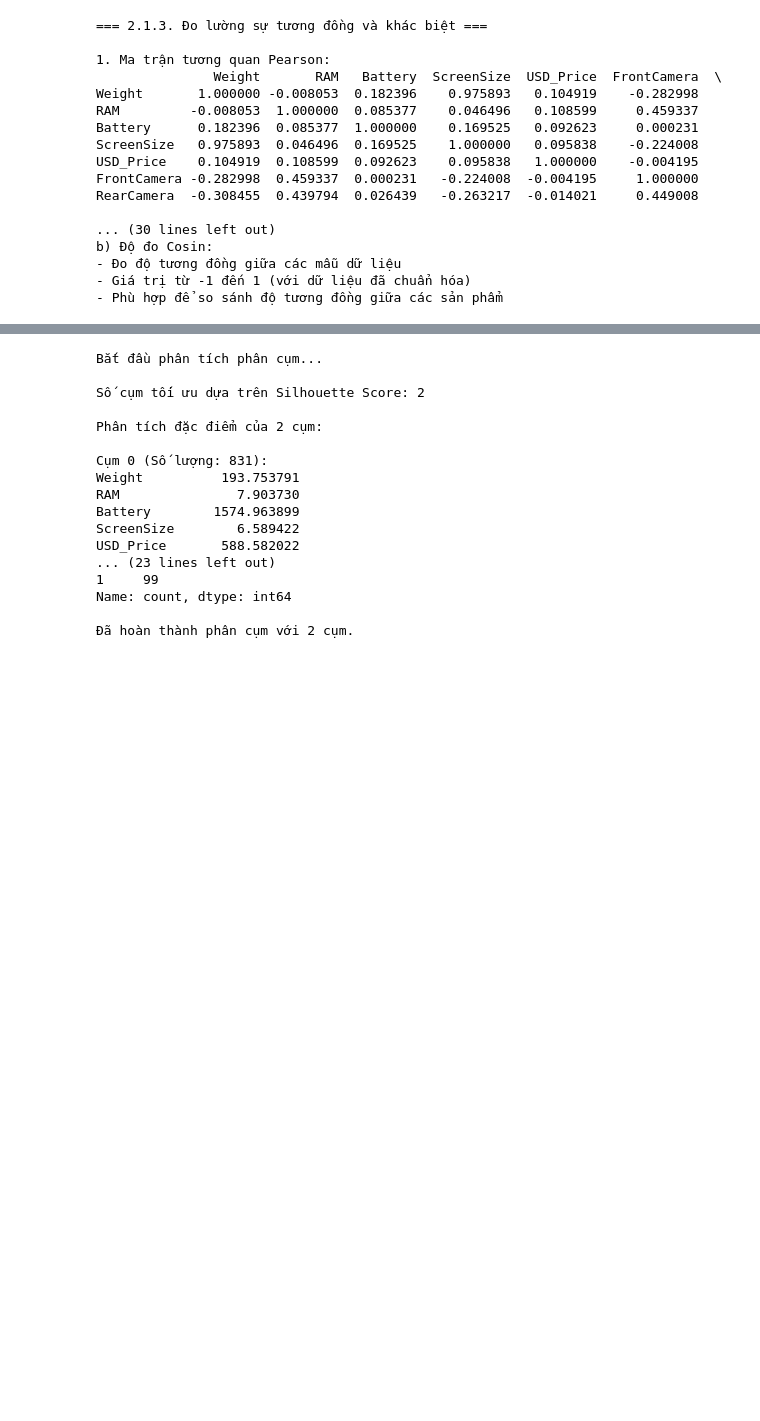
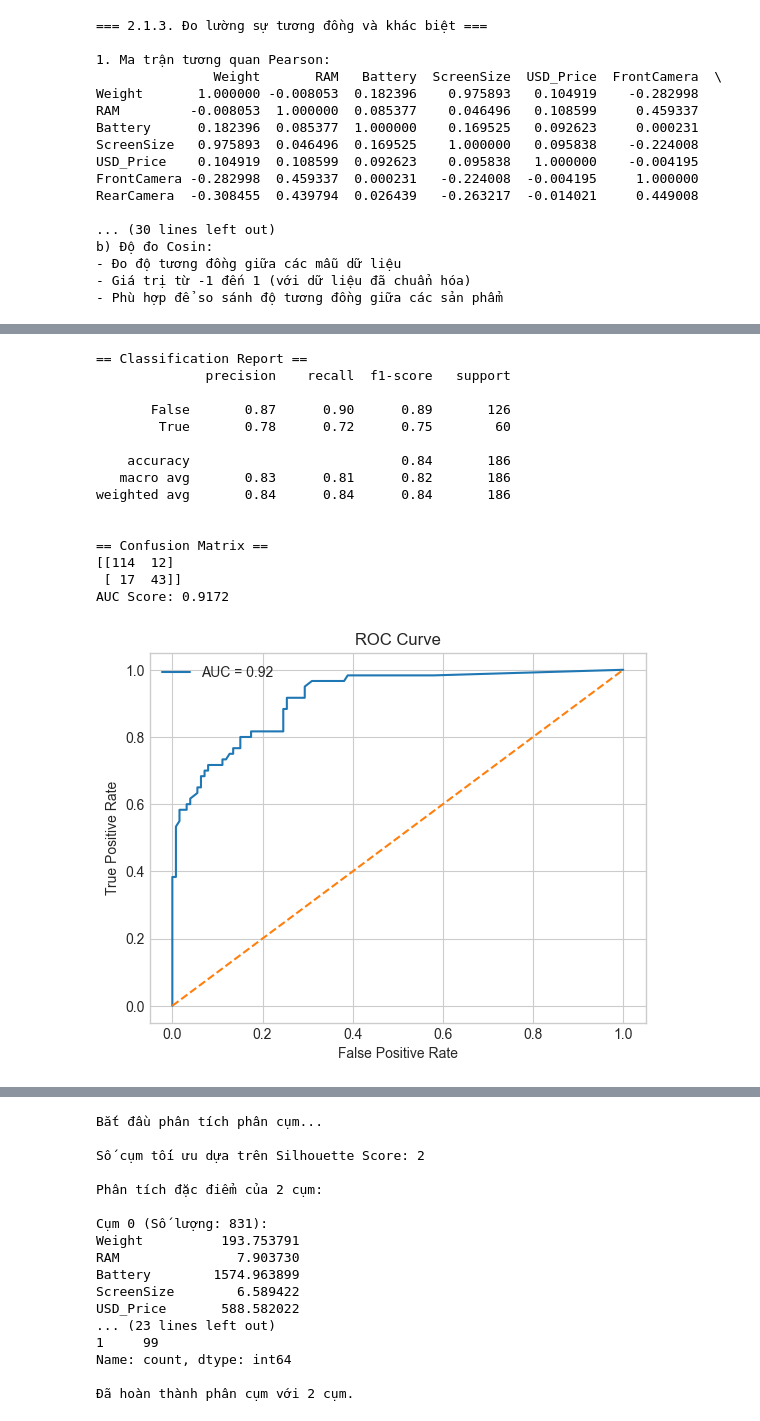
Before and after one commit to baolamabcd13/jupyter_dkk, a Jupyter notebook: mobile.ipynb, the cells around one changed output, grey strips where cells are left out. Drawn from its saved outputs; the diff is of its cells as text; code cells hidden in the pictures; blank space fills up the shorter version.

```diff
--- a/mobile.ipynb
+++ b/mobile.ipynb
@@ -747,0 +688,20 @@ count  930.000000  930.000000    930.000000  930.000000   930.000000
+# %%
+from sklearn.ensemble import RandomForestClassifier
+from sklearn.model_selection import train_test_split
+
+# 🟢 Tạo cột nhãn IsCheap nếu chưa có
+df_cleaned['IsCheap'] = df_cleaned['USD_Price'] < 300
+
+# 🧠 Đặc trưng và nhãn
+X = df_cleaned[['RAM', 'Weight', 'FrontCamera', 'RearCamera']]
+y = df_cleaned['IsCheap']
+
+# 🛠 Chia tập train/test
+X_train, X_test, y_train, y_test = train_test_split(X, y, test_size=0.2, random_state=42)
+
+# 🚀 Huấn luyện mô hình
+model = RandomForestClassifier()
+model.fit(X_train, y_train)
+
+# 🎯 Dự đoán
+y_pred = model.predict(X_test)
@@ -747,0 +723,59 @@ count  930.000000  930.000000    930.000000  930.000000   930.000000
+# %%
+from sklearn.ensemble import RandomForestClassifier
+from sklearn.model_selection import train_test_split
+from sklearn.metrics import classification_report, confusion_matrix, roc_auc_score, roc_curve
+import matplotlib.pyplot as plt
+
+# Tạo nhãn mới theo mức giá
+df_cleaned['IsCheap'] = df_cleaned['USD_Price'] < 300
+
+# Đặc trưng và nhãn
+X = df_cleaned[['RAM', 'Weight', 'FrontCamera', 'RearCamera']]
+y = df_cleaned['IsCheap']
+
+# Train/test split
+X_train, X_test, y_train, y_test = train_test_split(X, y, test_size=0.2, random_state=42)
+
+# Huấn luyện mô hình
+model = RandomForestClassifier(random_state=42)
+model.fit(X_train, y_train)
+
+# Dự đoán
+y_pred = model.predict(X_test)
+y_prob = model.predict_proba(X_test)[:, 1]
+
+# Đánh giá mô hình
+print("== Classification Report ==")
+print(classification_report(y_test, y_pred))
+
+print("\n== Confusion Matrix ==")
+print(confusion_matrix(y_test, y_pred))
+
+auc_score = roc_auc_score(y_test, y_prob)
+print(f"AUC Score: {auc_score:.4f}")
+
+fpr, tpr, _ = roc_curve(y_test, y_prob)
+plt.plot(fpr, tpr, label=f"AUC = {auc_score:.2f}")
+plt.plot([0,1], [0,1], linestyle='--')
+plt.xlabel("False Positive Rate")
+plt.ylabel("True Positive Rate")
+plt.title("ROC Curve")
+plt.legend()
+plt.show()
+# %% [output]
+== Classification Report ==
+              precision    recall  f1-score   support
+
+       False       0.87      0.90      0.89       126
+        True       0.78      0.72      0.75        60
+
+    accuracy                           0.84       186
+   macro avg       0.83      0.81      0.82       186
+weighted avg       0.84      0.84      0.84       186
+
+
+== Confusion Matrix ==
+[[114  12]
+ [ 17  43]]
+AUC Score: 0.9172
+[figure, added]
```
Also changed, not shown: parts of 35 cells of this notebook.
